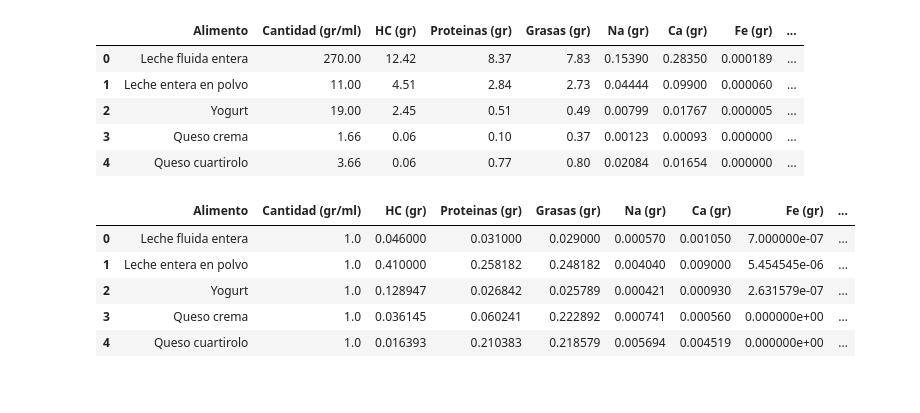
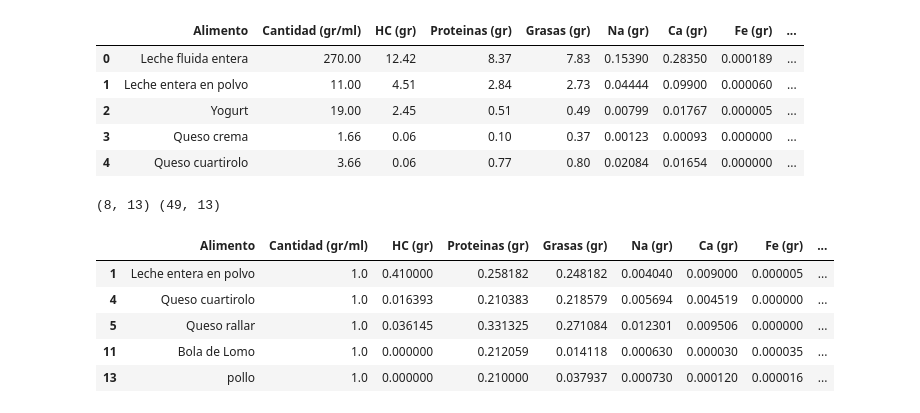
Before and after one commit to r3ch1rd/TP2alc, a Jupyter notebook: TP2alc.ipynb, the cells around one changed output. Saved outputs shown, nothing was run; the diff lists cells and outputs as text; code cells hidden in the pictures.

```diff
--- a/TP2alc.ipynb
+++ b/TP2alc.ipynb
@@ -78,14 +80,32 @@ import matplotlib.pyplot as plt
 # %%
 #Modifico la tabla para que me muestre los nutrientes por gramo
 cantidades = tn[tn.columns[1]]
 tn0 = tn.copy()
 for i in range(tn.shape[0]):
     tn0.iloc[i,1:] = tn0.iloc[i,1:]/cantidades[i]
-tn0.head()
+
+#Divido la tabla por tipo de alimento
+
+FV = ["Acelga","Zanahoria","Tomate","Lechuga","Cebolla","Zapallo","Manzana","Naranja","Mandarina","pera","Banana","Papa","Batata","Tomate envasado"]
+Proteinas = tn0[tn0["Proteinas (gr)"]>0.2]["Alimento"]
+SinProteinas = tn0[tn0["Proteinas (gr)"]==0]["Alimento"]
+Grasos = tn0[tn0["Grasas (gr)"]>0.2]["Alimento"]
+
+tnFV = tn0.loc[tn0['Alimento'].isin(FV)]
+tnProt = tn0.loc[tn0['Alimento'].isin(Proteinas)]
+tnSinProt = tn0.loc[tn0['Alimento'].isin(SinProteinas)]
+tnGrasos = tn0.loc[tn0['Alimento'].isin(Grasos)]
+
+
+
+tnResto = tn0.loc[~tn0['Alimento'].isin(Grasos)]
+print(tnGrasos.shape,tnResto.shape)
+tnProt
 # %% [output]
+(8, 13) (49, 13)
 |  | Alimento | Cantidad (gr/ml) | HC (gr) | Proteinas (gr) | Grasas (gr) | Na (gr) | Ca (gr) | Fe (gr) | ... |
-| 0 | Leche fluida entera | 1.0 | 0.046000 | 0.031000 | 0.029000 | 0.000570 | 0.001050 | 7.000000e-07 | ... |
-| 1 | Leche entera en polvo | 1.0 | 0.410000 | 0.258182 | 0.248182 | 0.004040 | 0.009000 | 5.454545e-06 | ... |
-| 2 | Yogurt | 1.0 | 0.128947 | 0.026842 | 0.025789 | 0.000421 | 0.000930 | 2.631579e-07 | ... |
-| 3 | Queso crema | 1.0 | 0.036145 | 0.060241 | 0.222892 | 0.000741 | 0.000560 | 0.000000e+00 | ... |
-| 4 | Queso cuartirolo | 1.0 | 0.016393 | 0.210383 | 0.218579 | 0.005694 | 0.004519 | 0.000000e+00 | ... |
+| 1 | Leche entera en polvo | 1.0 | 0.410000 | 0.258182 | 0.248182 | 0.004040 | 0.009000 | 0.000005 | ... |
+| 4 | Queso cuartirolo | 1.0 | 0.016393 | 0.210383 | 0.218579 | 0.005694 | 0.004519 | 0.000000 | ... |
+| 5 | Queso rallar | 1.0 | 0.036145 | 0.331325 | 0.271084 | 0.012301 | 0.009506 | 0.000000 | ... |
+| 11 | Bola de Lomo | 1.0 | 0.000000 | 0.212059 | 0.014118 | 0.000630 | 0.000030 | 0.000035 | ... |
+| 13 | pollo | 1.0 | 0.000000 | 0.210000 | 0.037937 | 0.000730 | 0.000120 | 0.000016 | ... |
```
Also changed, not shown: parts of 6 cells of this notebook.
